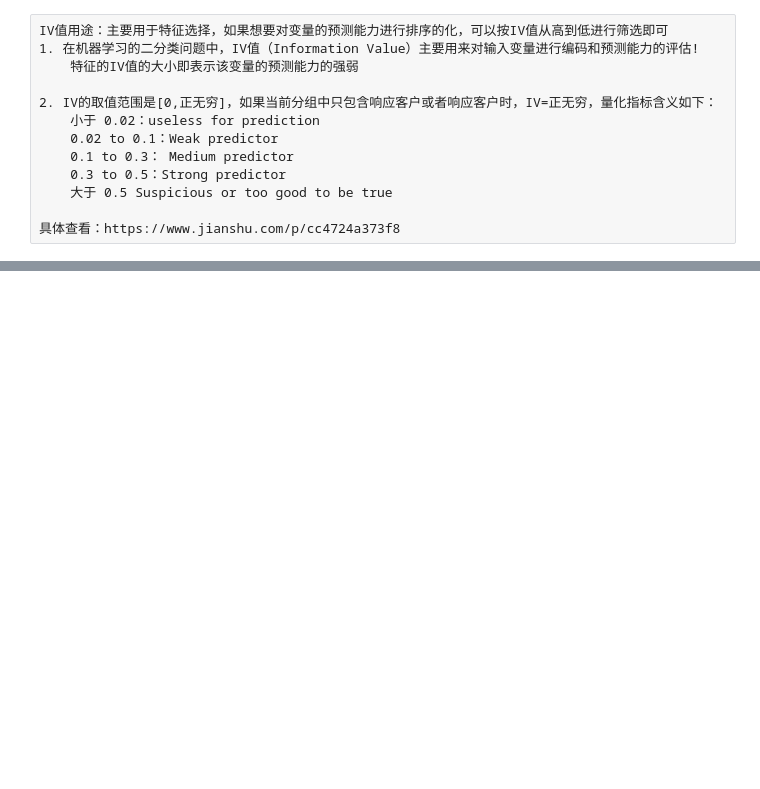
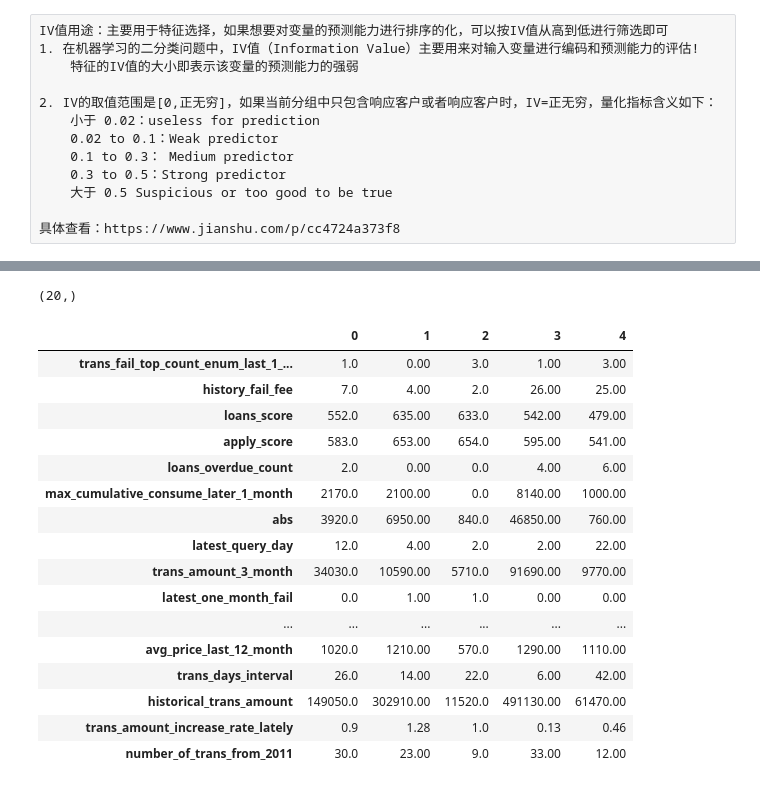
Before and after one commit to shwanliu/DataMining, a Jupyter notebook: task2/task2.ipynb, the cells around one changed output, grey strips where cells are left out. Cells and saved outputs as stored; diff of their text form; code cells hidden in the pictures; blank space fills up the shorter version.

```diff
--- a/task2/task2.ipynb
+++ b/task2/task2.ipynb
@@ -44,0 +192,7 @@ def calcWOE(x,y,):
+# %%
+from sklearn.ensemble import RandomForestClassifier
+clf = RandomForestClassifier()
+clf.fit(x,y)
+clf_impc = pd.Series(clf.feature_importances_,index=x.columns).sort_values(ascending=False)
+fea_gini = clf_impc[:20].index
+fea_gini
@@ -44,0 +210,25 @@ def calcWOE(x,y,):
+# %%
+fea_gini.shape
+# %% [output]
+(20,)
+# %%
+finalX = x.loc[:,fea_gini]
+finalX.head().T
+# %% [output]
+|  | 0 | 1 | 2 | 3 | 4 |
+| trans_fail_top_count_enum_last_1_... | 1.0 | 0.00 | 3.0 | 1.00 | 3.00 |
+| history_fail_fee | 7.0 | 4.00 | 2.0 | 26.00 | 25.00 |
+| loans_score | 552.0 | 635.00 | 633.0 | 542.00 | 479.00 |
+| apply_score | 583.0 | 653.00 | 654.0 | 595.00 | 541.00 |
+| loans_overdue_count | 2.0 | 0.00 | 0.0 | 4.00 | 6.00 |
+| max_cumulative_consume_later_1_month | 2170.0 | 2100.00 | 0.0 | 8140.00 | 1000.00 |
+| abs | 3920.0 | 6950.00 | 840.0 | 46850.00 | 760.00 |
+| latest_query_day | 12.0 | 4.00 | 2.0 | 2.00 | 22.00 |
+| trans_amount_3_month | 34030.0 | 10590.00 | 5710.0 | 91690.00 | 9770.00 |
+| latest_one_month_fail | 0.0 | 1.00 | 1.0 | 0.00 | 0.00 |
+| ... | ... | ... | ... | ... | ... |
+| avg_price_last_12_month | 1020.0 | 1210.00 | 570.0 | 1290.00 | 1110.00 |
+| trans_days_interval | 26.0 | 14.00 | 22.0 | 6.00 | 42.00 |
+| historical_trans_amount | 149050.0 | 302910.00 | 11520.0 | 491130.00 | 61470.00 |
+| trans_amount_increase_rate_lately | 0.9 | 1.28 | 1.0 | 0.13 | 0.46 |
+| number_of_trans_from_2011 | 30.0 | 23.00 | 9.0 | 33.00 | 12.00 |
```
Also changed, not shown: parts of 42 cells of this notebook, 3 other files.
